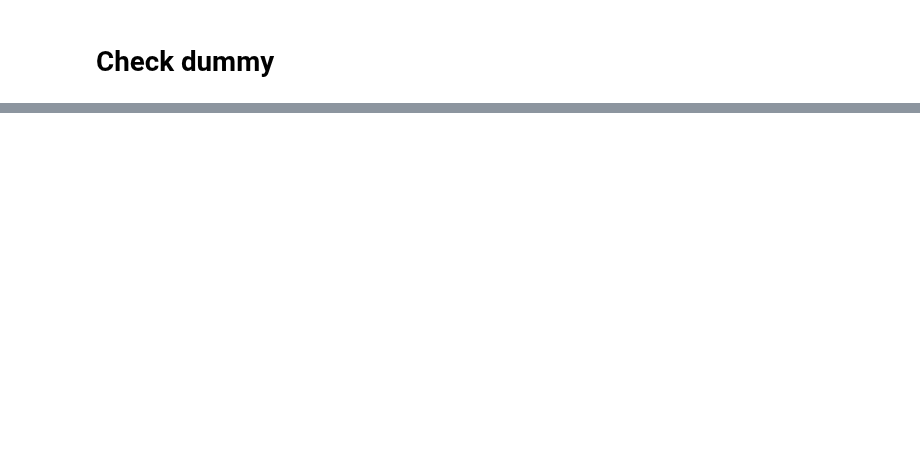
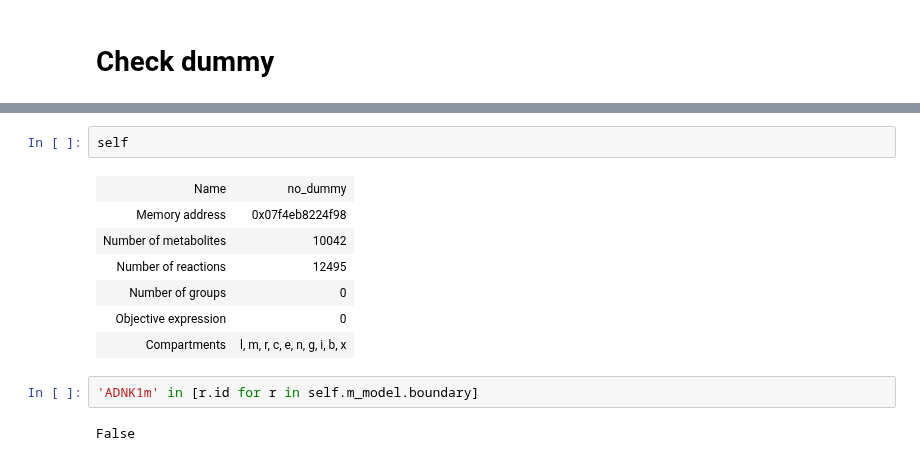
Before and after one commit to hmbaghdassarian/human_me, a Jupyter notebook: notebooks/master.ipynb, the cells around one changed output, grey strips where cells are left out. Saved outputs shown, nothing was run; the diff lists cells and outputs as text; blank space fills up the shorter version.

```diff
--- a/notebooks/master.ipynb
+++ b/notebooks/master.ipynb
@@ -205,0 +271,14 @@ fail.intersect
+# %%
+self
+# %% [output]
+| Name | no_dummy |
+| Memory address | 0x07f4eb8224f98 |
+| Number of metabolites | 10042 |
+| Number of reactions | 12495 |
+| Number of groups | 0 |
+| Objective expression | 0 |
+| Compartments | l, m, r, c, e, n, g, i, b, x |
+# %%
+'ADNK1m' in [r.id for r in self.m_model.boundary]
+# %% [output]
+False
```
Also changed, not shown: parts of 61 cells of this notebook, 6 other files.
